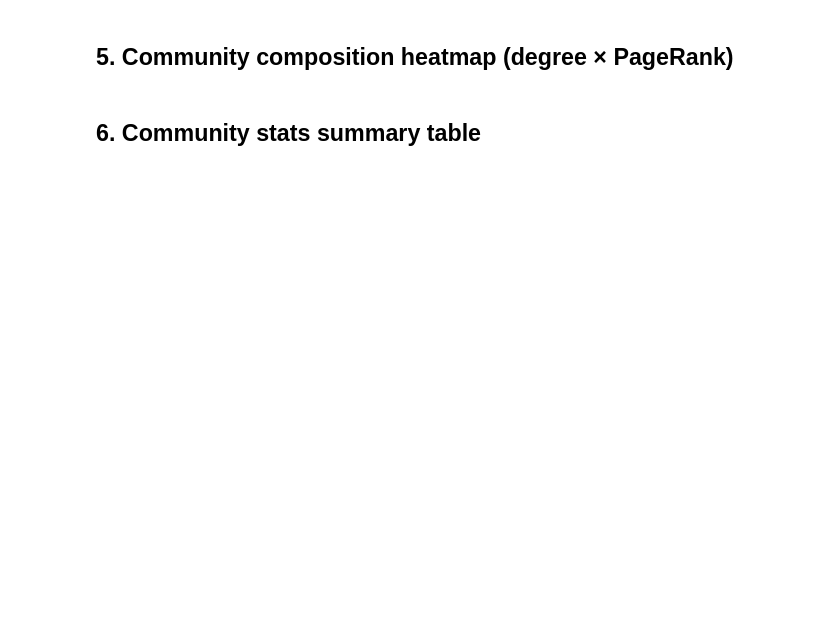
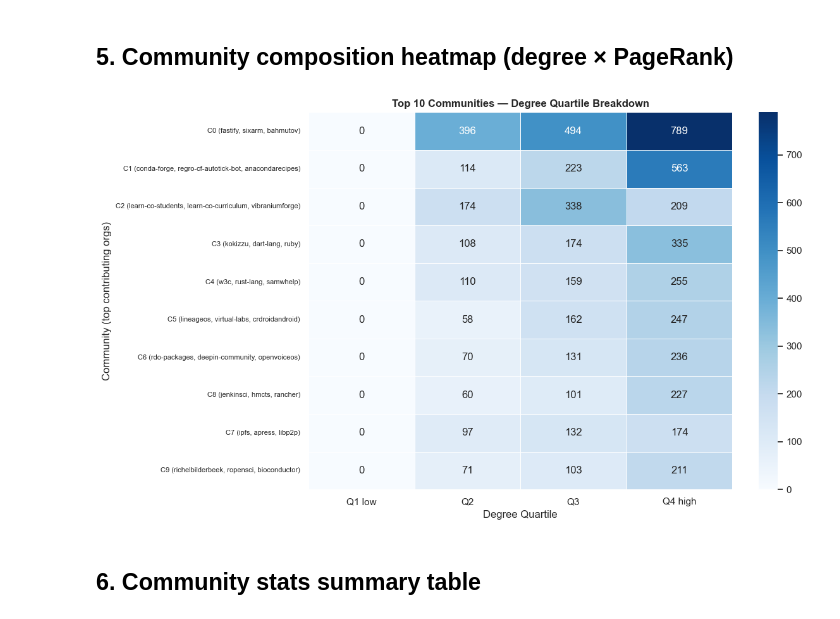
Before and after one commit to selin-bardakci/BigData-Github_Analysis, a Jupyter notebook: notebooks/D5_communities.ipynb, the cells around one changed output. Drawn from its saved outputs; the diff is of its cells as text; code cells hidden in the pictures; blank space fills up the shorter version.

```diff
--- a/notebooks/D5_communities.ipynb
+++ b/notebooks/D5_communities.ipynb
@@ -192,39 +210,43 @@ plt.show()
 # %% [markdown]
 ## 5. Community composition heatmap (degree × PageRank)
 # %%
-df['degree_q'] = pd.qcut(df['degree'], q=4,
-                          labels=['Q1 low', 'Q2', 'Q3', 'Q4 high'])
+# qcut fails when >25% of values are identical (many degree=0); use cut with explicit bins
+_deg_bins = [df['degree'].min()-1, 0, 2, 8, df['degree'].max()+1]
+df['degree_q'] = pd.cut(df['degree'], bins=_deg_bins,
+                        labels=['Q1 low', 'Q2', 'Q3', 'Q4 high'])
 
 top10_comms = comm_stats.head(10)['community_id'].tolist()
 heat_df = df[df['community_id'].isin(top10_comms)].copy()
 
 # Replace numeric community_id with readable label
 heat_df['community_label'] = heat_df['community_id'].map(
     comm_stats.set_index('community_id')['display_label']
 )
 
 pivot = (
     heat_df.groupby(['community_label', 'degree_q'])
     .size()
     .unstack('degree_q')
     .fillna(0)
 )
 
 # Sort by total pagerank order (same as comm_stats top10)
 label_order = comm_stats.head(10)['display_label'].tolist()
 pivot = pivot.reindex([l for l in label_order if l in pivot.index])
 
 fig, ax = plt.subplots(figsize=(12, 7))
 sns.heatmap(pivot, annot=True, fmt='.0f', cmap='Blues', ax=ax,
             linewidths=0.5, linecolor='white')
 ax.set_title('Top 10 Communities — Degree Quartile Breakdown',
              fontsize=12, fontweight='bold')
 ax.set_xlabel('Degree Quartile')
 ax.set_ylabel('Community (top contributing orgs)')
 ax.tick_params(axis='y', labelsize=8)
 plt.tight_layout()
 plt.savefig('../outputs/d5_community_heatmap.png', dpi=150)
 plt.show()
+# %% [output]
+[figure, added]
 # %% [markdown]
 ## 6. Community stats summary table
 # %%
```
Also changed, not shown: parts of 7 cells of this notebook, 29 other files.
